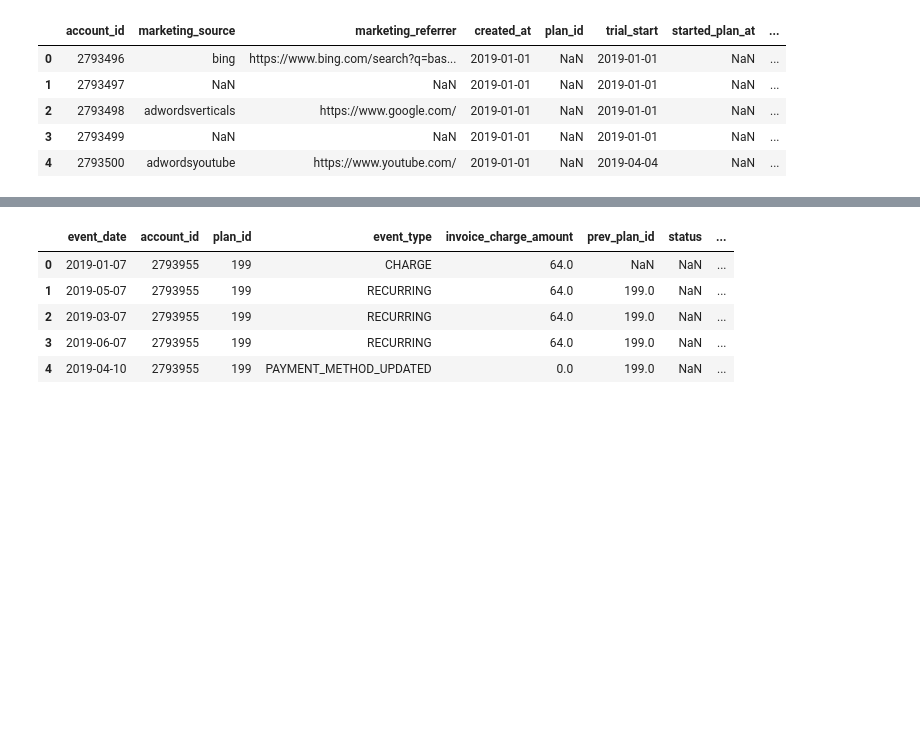
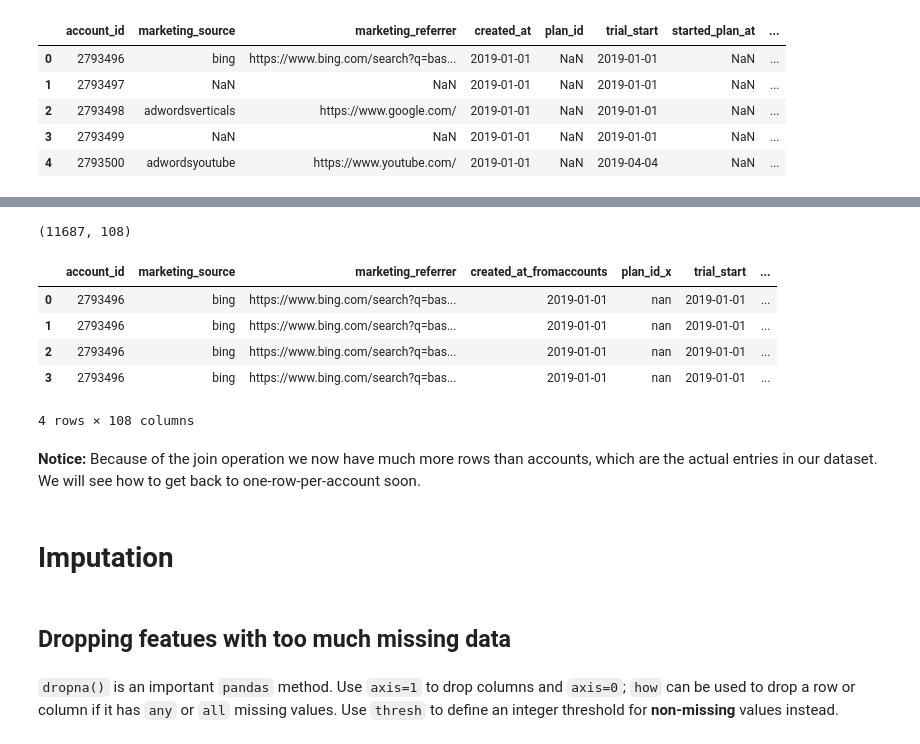
Before and after one commit to DataHackIL/DataLearn-ML-Intro-2019, a Jupyter notebook: part_5.Preprocessing.ipynb, the cells around one changed output, grey strips where cells are left out. Drawn from its saved outputs; the diff is of its cells as text; code cells hidden in the pictures; blank space fills up the shorter version.

```diff
--- a/part_5.Preprocessing.ipynb
+++ b/part_5.Preprocessing.ipynb
@@ -70,18 +30,9 @@ events.head()
-# %%
-subscription_file_id = '1qC0VOpUkZo4O4lggzp45YcNxC7NXY4VV' # you can see it with "get sherable link"
-downloaded = drive.CreateFile({'id': subscription_file_id})
-downloaded.GetContentFile('Dynamic subscription table.csv')
-subscriptions = pd.read_csv('Dynamic subscription table.csv')
-subscriptions.head()
-# %% [output]
-|  | event_date | account_id | plan_id | event_type | invoice_charge_amount | prev_plan_id | status | ... |
-| 0 | 2019-01-07 | 2793955 | 199 | CHARGE | 64.0 | NaN | NaN | ... |
-| 1 | 2019-05-07 | 2793955 | 199 | RECURRING | 64.0 | 199.0 | NaN | ... |
-| 2 | 2019-03-07 | 2793955 | 199 | RECURRING | 64.0 | 199.0 | NaN | ... |
-| 3 | 2019-06-07 | 2793955 | 199 | RECURRING | 64.0 | 199.0 | NaN | ... |
-| 4 | 2019-04-10 | 2793955 | 199 | PAYMENT_METHOD_UPDATED | 0.0 | 199.0 | NaN | ... |
 # %%
-joined_data = \
+df = \
          pd.merge(pd.merge(accounts, users, on = 'account_id', how = 'outer', suffixes = ('_fromaccounts', '_fromusers')),
          pd.merge(events, subscriptions, on = 'account_id', how = 'outer', suffixes = ('_fromevents', '_fromsubscriptions')),
          how = 'outer', on = ['user_id', 'account_id'])
+# %%
+df.shape
+# %% [output]
+(11687, 108)
@@ -87,0 +42,13 @@ joined_data = \
+# %%
+pd.options.display.float_format = '{:,.2f}'.format
+pd.set_option('display.max_columns', 30)
+pd.set_option('display.max_rows', 200)
+# %%
+joined_data.head(4)
+# %% [output]
+|  | account_id | marketing_source | marketing_referrer | created_at_fromaccounts | plan_id_x | trial_start | ... |
+| 0 | 2793496 | bing | https://www.bing.com/search?q=bas... | 2019-01-01 | nan | 2019-01-01 | ... |
+| 1 | 2793496 | bing | https://www.bing.com/search?q=bas... | 2019-01-01 | nan | 2019-01-01 | ... |
+| 2 | 2793496 | bing | https://www.bing.com/search?q=bas... | 2019-01-01 | nan | 2019-01-01 | ... |
+| 3 | 2793496 | bing | https://www.bing.com/search?q=bas... | 2019-01-01 | nan | 2019-01-01 | ... |
+4 rows × 108 columns
@@ -87,0 +57,8 @@ joined_data = \
+# %% [markdown]
+**Notice:** Because of the join operation we now have much more rows than accounts, which are the actual entries in our dataset. We will see how to get back to one-row-per-account soon.
+# %% [markdown]
+# Imputation
+# %% [markdown]
+## Dropping featues with too much missing data
+# %% [markdown]
+`dropna()` is an important `pandas` method. Use `axis=1` to drop columns and `axis=0`; `how` can be used to drop a row or column if it has `any` or `all` missing values. Use `thresh` to define an integer threshold for **non-missing** values instead.
```
Also changed, not shown: parts of 50 cells of this notebook, 1 other file.
